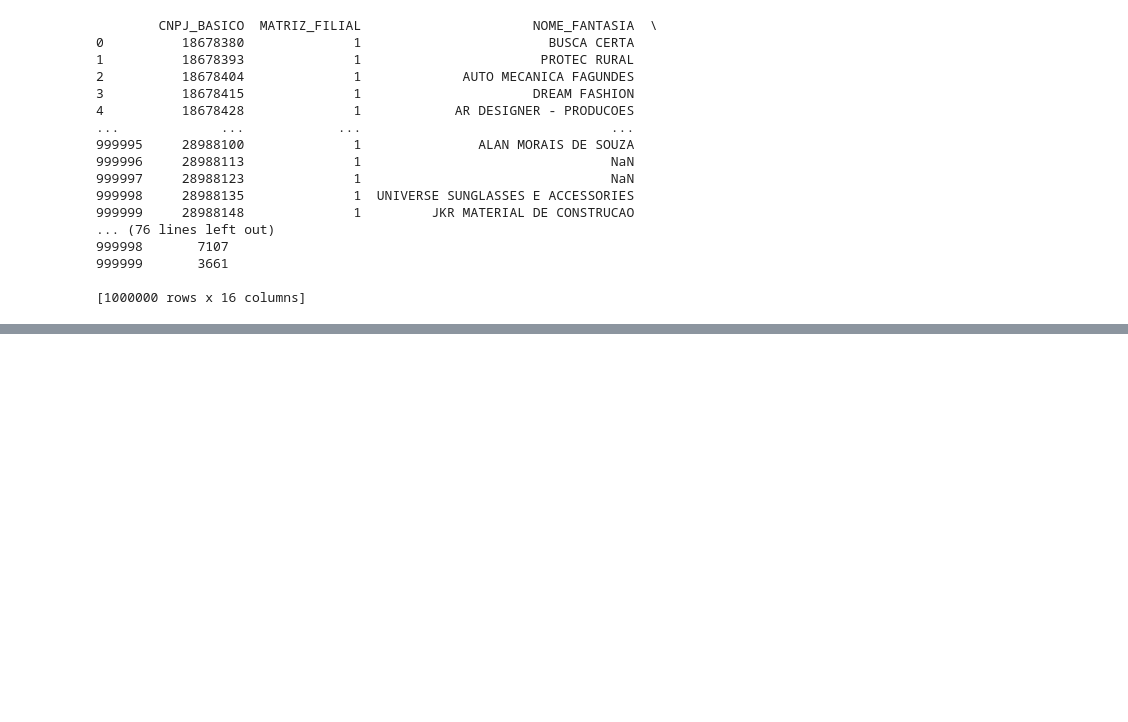
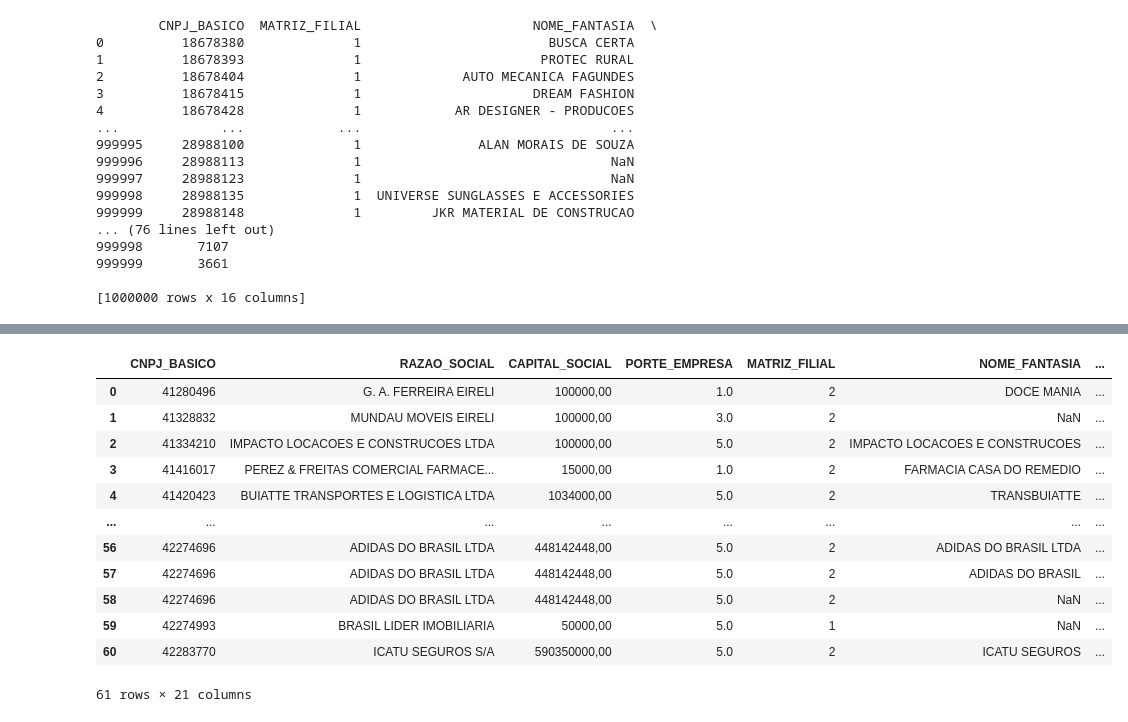
Before and after one commit to rafaart/DataScienceCO, a Jupyter notebook: APIs2DataSet.ipynb, the cells around one changed output, grey strips where cells are left out. Drawn from its saved outputs; the diff is of its cells as text; code cells hidden in the pictures; blank space fills up the shorter version.

```diff
--- a/APIs2DataSet.ipynb
+++ b/APIs2DataSet.ipynb
@@ -265,0 +450,2 @@ print(df_merged_left)
+# %%
+df_merge['COORDENADAS'] = gpd.tools.geocode(df_merge['ENDERECO'], provider='nominatim', user_agent='my-app')['geometry']
@@ -265,0 +457,16 @@ print(df_merged_left)
+# %%
+df_merge
+# %% [output]
+|  | CNPJ_BASICO | RAZAO_SOCIAL | CAPITAL_SOCIAL | PORTE_EMPRESA | MATRIZ_FILIAL | NOME_FANTASIA | ... |
+| 0 | 41280496 | G. A. FERREIRA EIRELI | 100000,00 | 1.0 | 2 | DOCE MANIA | ... |
+| 1 | 41328832 | MUNDAU MOVEIS EIRELI | 100000,00 | 3.0 | 2 | NaN | ... |
+| 2 | 41334210 | IMPACTO LOCACOES E CONSTRUCOES LTDA | 100000,00 | 5.0 | 2 | IMPACTO LOCACOES E CONSTRUCOES | ... |
+| 3 | 41416017 | PEREZ & FREITAS COMERCIAL FARMACE... | 15000,00 | 1.0 | 2 | FARMACIA CASA DO REMEDIO | ... |
+| 4 | 41420423 | BUIATTE TRANSPORTES E LOGISTICA LTDA | 1034000,00 | 5.0 | 2 | TRANSBUIATTE | ... |
+| ... | ... | ... | ... | ... | ... | ... | ... |
+| 56 | 42274696 | ADIDAS DO BRASIL LTDA | 448142448,00 | 5.0 | 2 | ADIDAS DO BRASIL LTDA | ... |
+| 57 | 42274696 | ADIDAS DO BRASIL LTDA | 448142448,00 | 5.0 | 2 | ADIDAS DO BRASIL | ... |
+| 58 | 42274696 | ADIDAS DO BRASIL LTDA | 448142448,00 | 5.0 | 2 | NaN | ... |
+| 59 | 42274993 | BRASIL LIDER IMOBILIARIA | 50000,00 | 5.0 | 1 | NaN | ... |
+| 60 | 42283770 | ICATU SEGUROS S/A | 590350000,00 | 5.0 | 2 | ICATU SEGUROS | ... |
+61 rows × 21 columns
```
Also changed, not shown: parts of 24 cells of this notebook.
